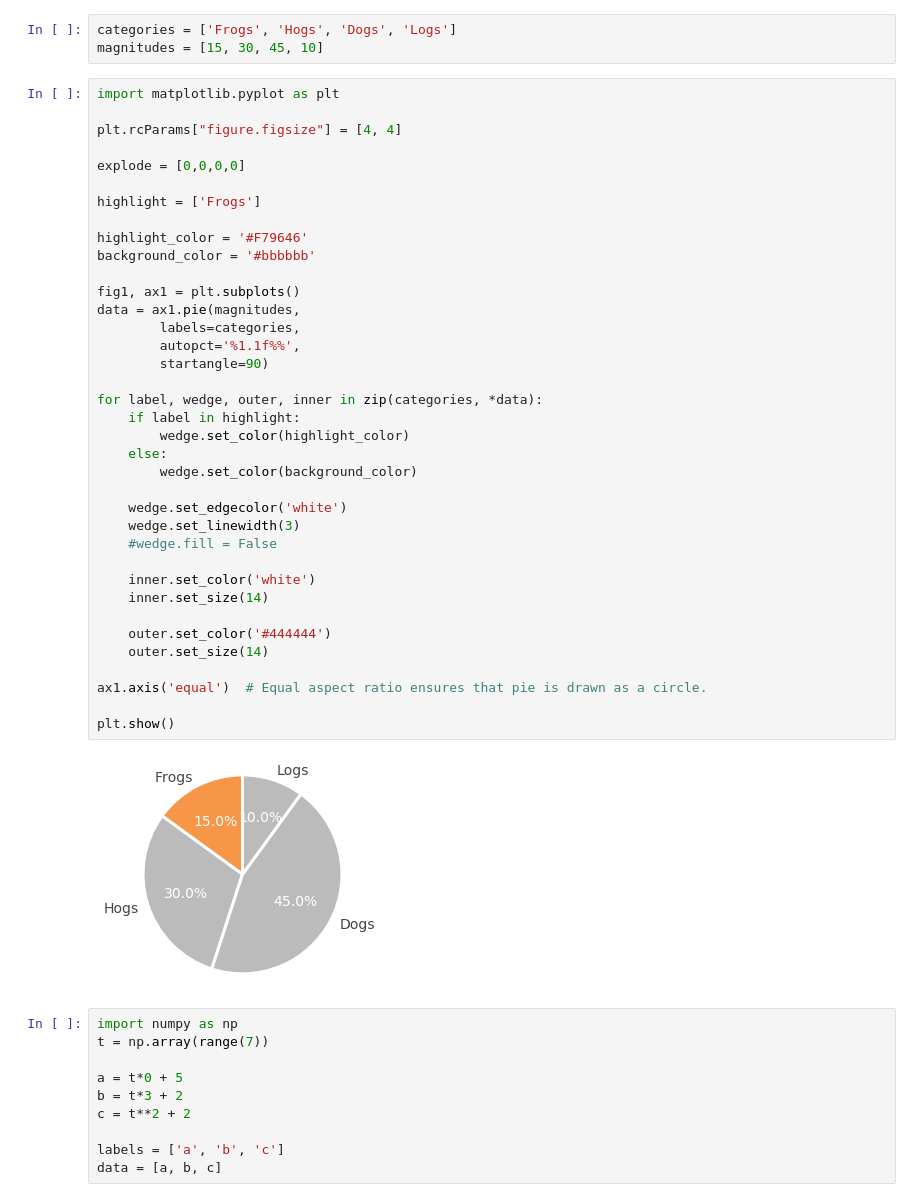
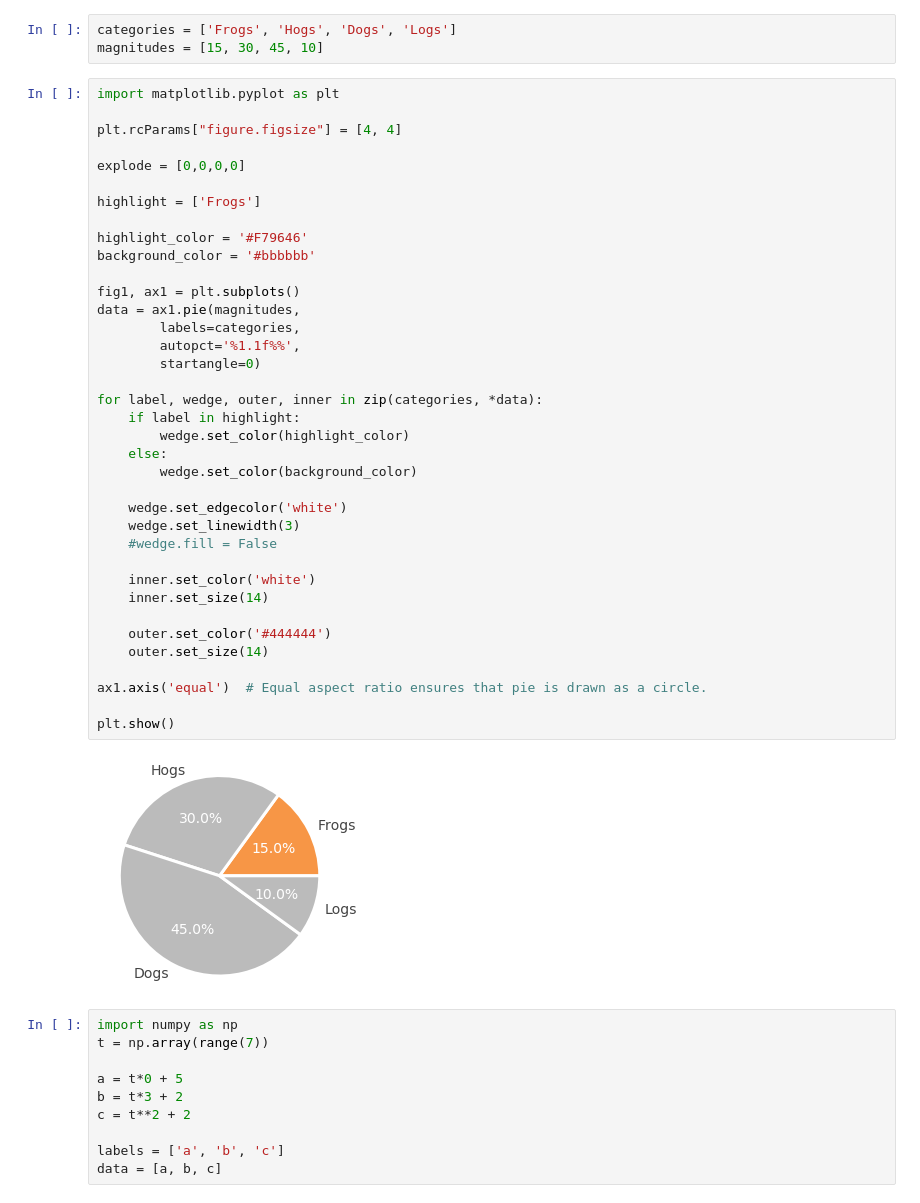
Before and after one commit to coreygirard/less, a Jupyter notebook: labs.ipynb, the cells around one changed output. Saved outputs shown, nothing was run; the diff lists cells and outputs as text.

```diff
--- a/labs.ipynb
+++ b/labs.ipynb
@@ -11,35 +11,35 @@ explode = [0,0,0,0]
 highlight = ['Frogs']
 
 highlight_color = '#F79646'
 background_color = '#bbbbbb'
 
 fig1, ax1 = plt.subplots()
 data = ax1.pie(magnitudes,
         labels=categories,
         autopct='%1.1f%%',
-        startangle=90)
+        startangle=0)
 
 for label, wedge, outer, inner in zip(categories, *data):
     if label in highlight:
         wedge.set_color(highlight_color)
     else:
         wedge.set_color(background_color)
 
     wedge.set_edgecolor('white')
     wedge.set_linewidth(3)
     #wedge.fill = False
 
     inner.set_color('white')
     inner.set_size(14)
 
     outer.set_color('#444444')
     outer.set_size(14)
 
 ax1.axis('equal')  # Equal aspect ratio ensures that pie is drawn as a circle.
 
 plt.show()
 # %% [output]
-[figure, old version]
+[figure, new version]
 # %%
 import numpy as np
 t = np.array(range(7))
```
Also changed, not shown: parts of 7 cells of this notebook, 1 other file.
